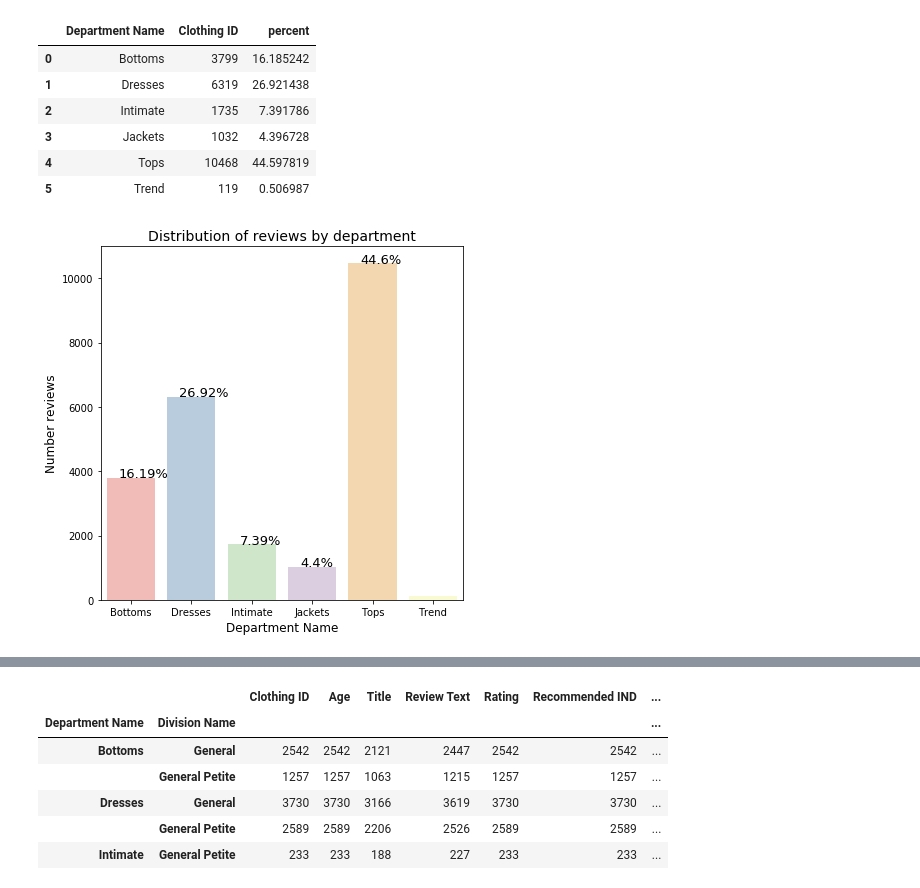
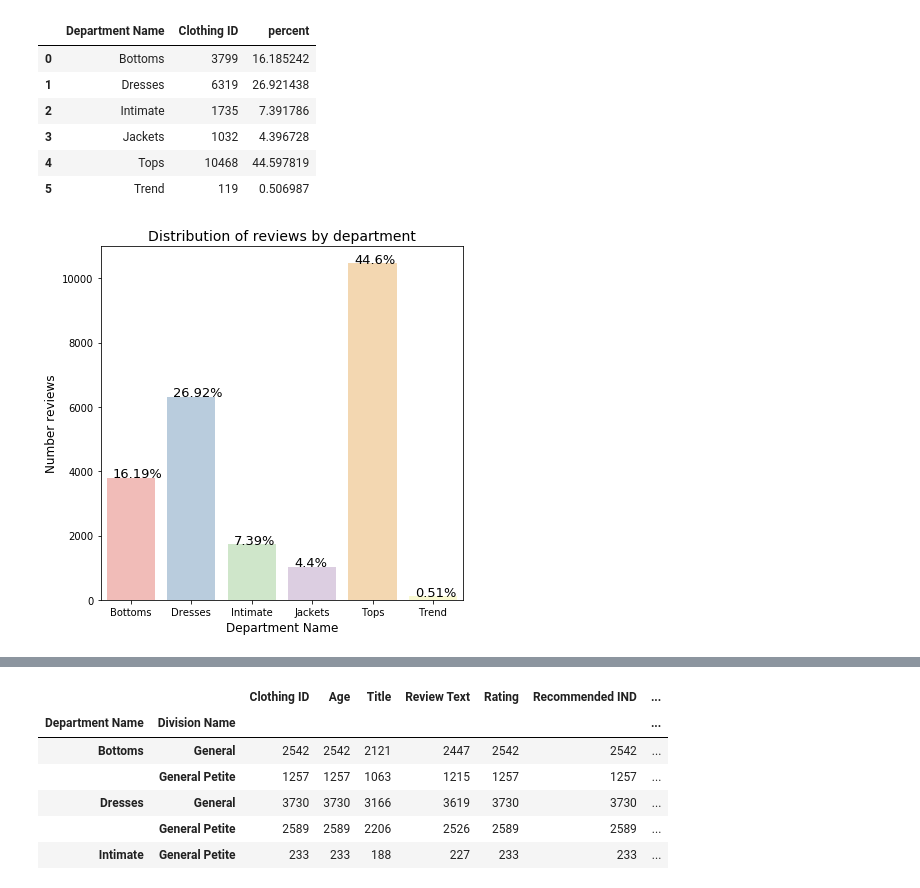
Before and after one commit to Daesparz/Conundrum_17, a Jupyter notebook: Exploratory Data Analysis user reviews.ipynb, the cells around one changed output, grey strips where cells are left out. Cells and saved outputs as stored; diff of their text form; code cells hidden in the pictures.

```diff
--- a/Exploratory Data Analysis user reviews.ipynb
+++ b/Exploratory Data Analysis user reviews.ipynb
@@ -85,14 +198,14 @@ department
 # %%
 _ = plt.figure(figsize=(6.5, 6.5))
 _ = sns.barplot(x=department['Department Name'], y = department['Clothing ID'], palette='Pastel1')
 _ = plt.xlabel('Department Name', size=12)
 _ = plt.ylabel('Number reviews', size=12)
 _ = plt.title('Distribution of reviews by department', size=14)
 
-for i in range(len(ratings)):
-    _ = plt.text(i-0.2,
+for i in range(len(department)):
+    _ = plt.text(i-0.3,
                  department['Clothing ID'][i],
                  str(round(department.percent[i], 2))+'%',
                  fontsize=13)
 # %% [output]
-[figure, old version]
+[figure, new version]
```
Also changed, not shown: parts of 23 cells of this notebook.
